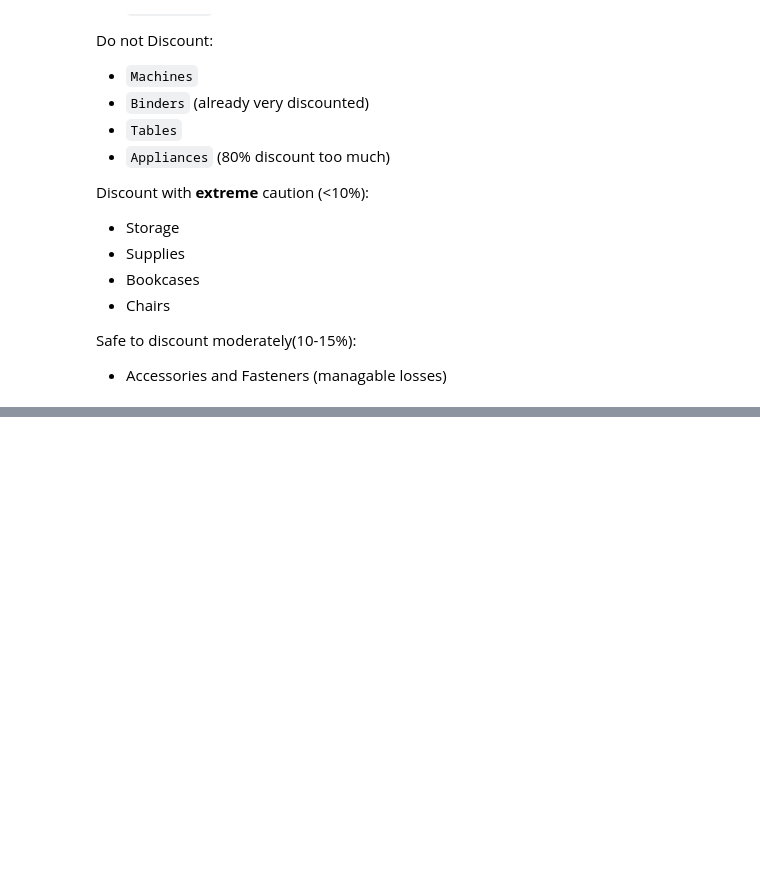
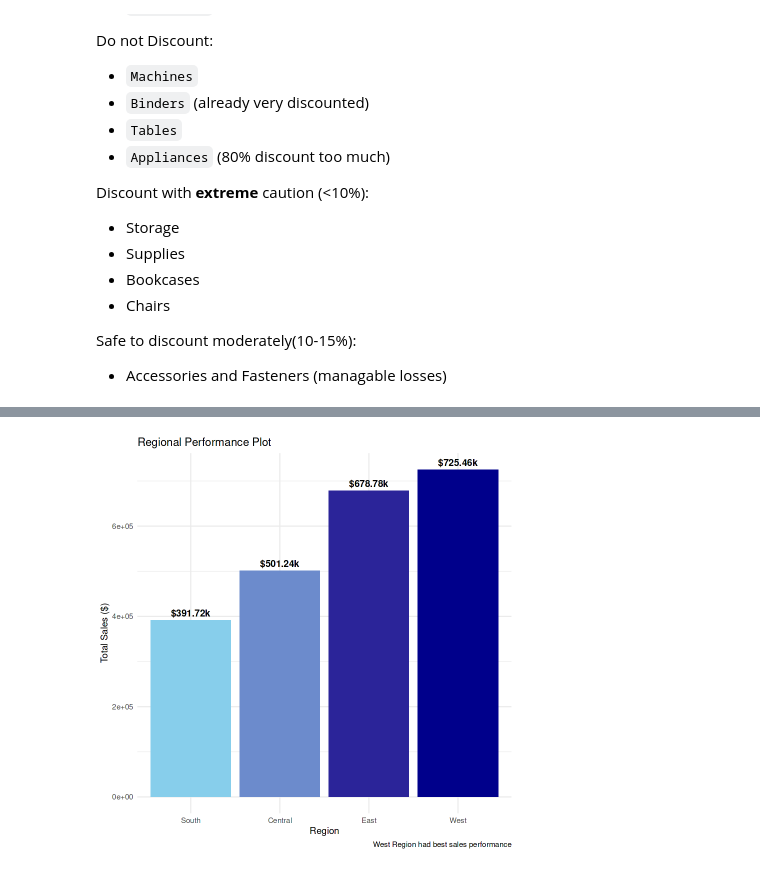
Before and after one commit to pawanU03/EDA-Superstore, a Jupyter notebook: superstore_eda.ipynb, the cells around one changed output, grey strips where cells are left out. Cells and saved outputs as stored; diff of their text form; code cells hidden in the pictures; blank space fills up the shorter version.

Commit message:
feat: Add Region performance analysis

```diff
--- a/superstore_eda.ipynb
+++ b/superstore_eda.ipynb
@@ -502,0 +505,16 @@ Safe to discount moderately(10-15%):
+# %%
+regional_performance <- superstore %>%
+group_by(Region) %>%
+summarise(
+    orders = n(),
+    total_sales = sum(Sales),
+    avg_sales = mean(Sales),
+    total_profit = sum(Profit),
+    average_profit_per_order = mean(Profit),
+    profit_margin = (sum(Profit) / sum(Sales)) * 100,
+    unprofitable_orders = sum(Profit < 0),
+    percentage_unprofitable = (sum(Profit < 0) / n()) * 100
+) %>%
+arrange(desc(total_profit))
+
+regional_performance
@@ -502,0 +529,21 @@ Safe to discount moderately(10-15%):
+# %%
+# Plot
+ggplot(regional_performance, aes(x = reorder(Region, total_sales), y = total_sales, fill = total_sales)) +
+geom_col() +
+scale_fill_gradient(low = "skyblue", high = "darkblue") +
+labs(
+    title = "Regional Performance Plot",
+    caption = "West Region had best sales performance",
+    x = "Region",
+    y = "Total Sales ($)"
+) +
+theme_minimal() +
+theme(legend.position = "none") +
+geom_text(
+    aes(label = paste0("$", round(total_sales/1000, 2), "k")),
+    vjust = -0.5,
+    color = "black",
+    fontface = "bold"
+)
+# %% [output]
+[figure, added]
```
Also changed, not shown: parts of 13 cells of this notebook.
